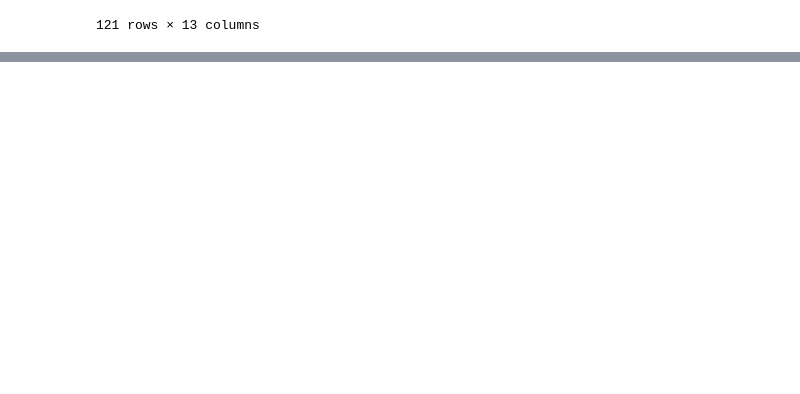
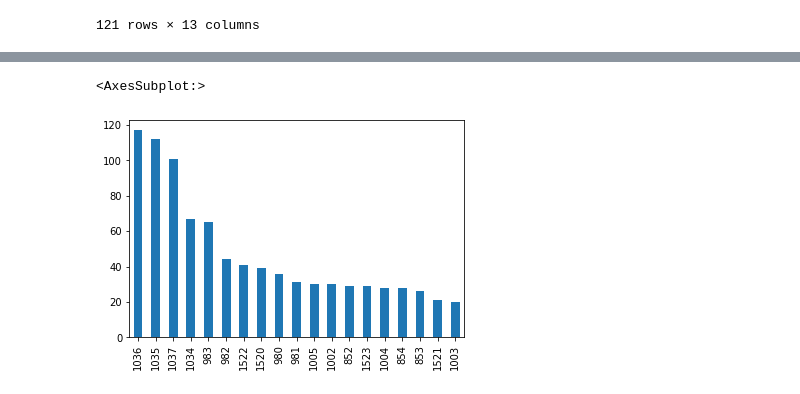
Before and after one commit to david95alex/dio-pandas-project, a Jupyter notebook: 02-planilhas-excel.ipynb, the cells around one changed output, grey strips where cells are left out. Drawn from its saved outputs; the diff is of its cells as text; code cells hidden in the pictures; blank space fills up the shorter version.

Commit message:
visualização de dados

```diff
--- a/02-planilhas-excel.ipynb
+++ b/02-planilhas-excel.ipynb
@@ -274,0 +300,6 @@ vendas_marco_19
+# %%
+# grafico de barras
+df["LojaID"].value_counts(ascending=False).plot.bar()
+# %% [output]
+<AxesSubplot:>
+[figure, added]
```
Also changed, not shown: parts of 15 cells of this notebook, 1 other file.
